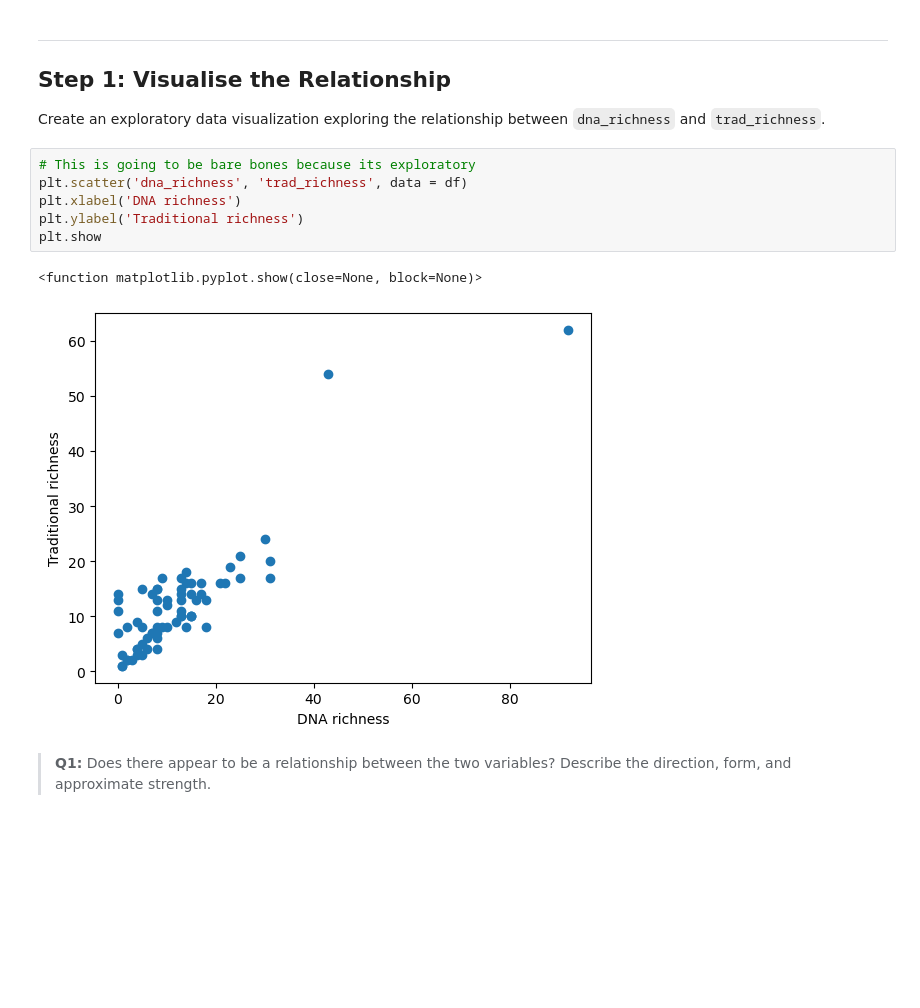
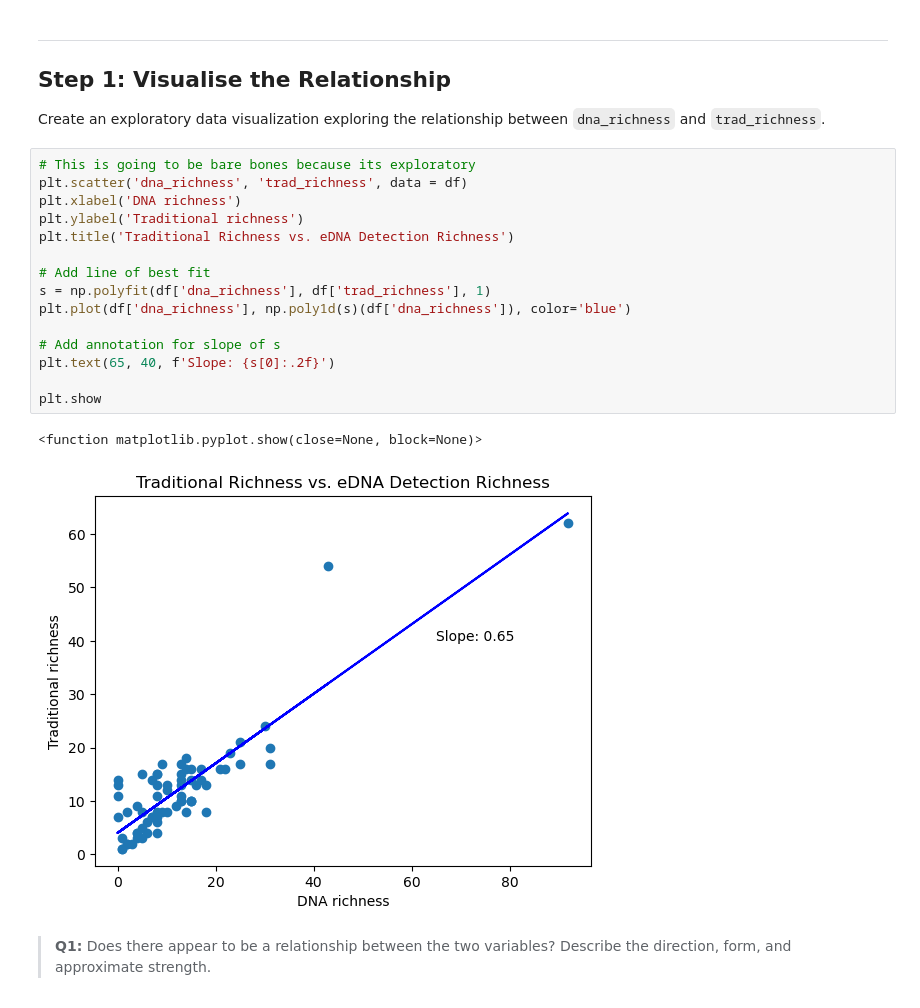
Before and after one commit to petervitale910/EDS-232-assignment-1, a Jupyter notebook: task2/hw1-task2.ipynb, the cells around one changed output. Saved outputs shown, nothing was run; the diff lists cells and outputs as text; blank space fills up the shorter version.

```diff
--- a/task2/hw1-task2.ipynb
+++ b/task2/hw1-task2.ipynb
@@ -64,12 +64,21 @@ Create an exploratory data visualization exploring the relationship between `dna
 # %%
 # This is going to be bare bones because its exploratory
 plt.scatter('dna_richness', 'trad_richness', data = df)
 plt.xlabel('DNA richness')
 plt.ylabel('Traditional richness')
+plt.title('Traditional Richness vs. eDNA Detection Richness')
+
+# Add line of best fit
+s = np.polyfit(df['dna_richness'], df['trad_richness'], 1)
+plt.plot(df['dna_richness'], np.poly1d(s)(df['dna_richness']), color='blue')
+
+# Add annotation for slope of s
+plt.text(65, 40, f'Slope: {s[0]:.2f}')
+
 plt.show
 # %% [output]
 <function matplotlib.pyplot.show(close=None, block=None)>
-[figure, old version]
+[figure, new version]
 # %% [markdown]
 > **Q1:** Does there appear to be a relationship between the two variables? Describe the direction, form, and approximate strength.
 # %% [markdown]
```
Also changed, not shown: parts of 4 cells of this notebook, 2 other files.
